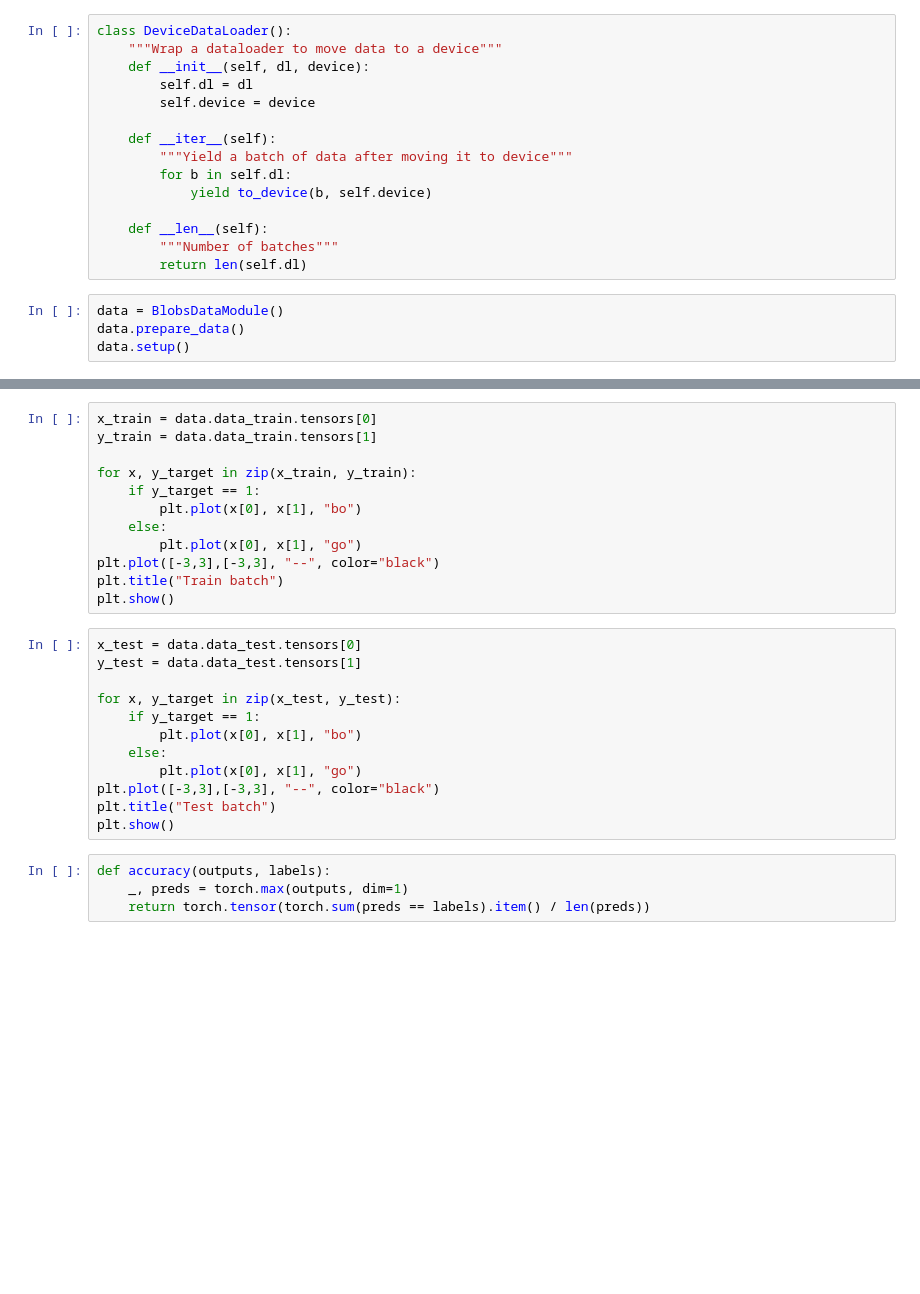
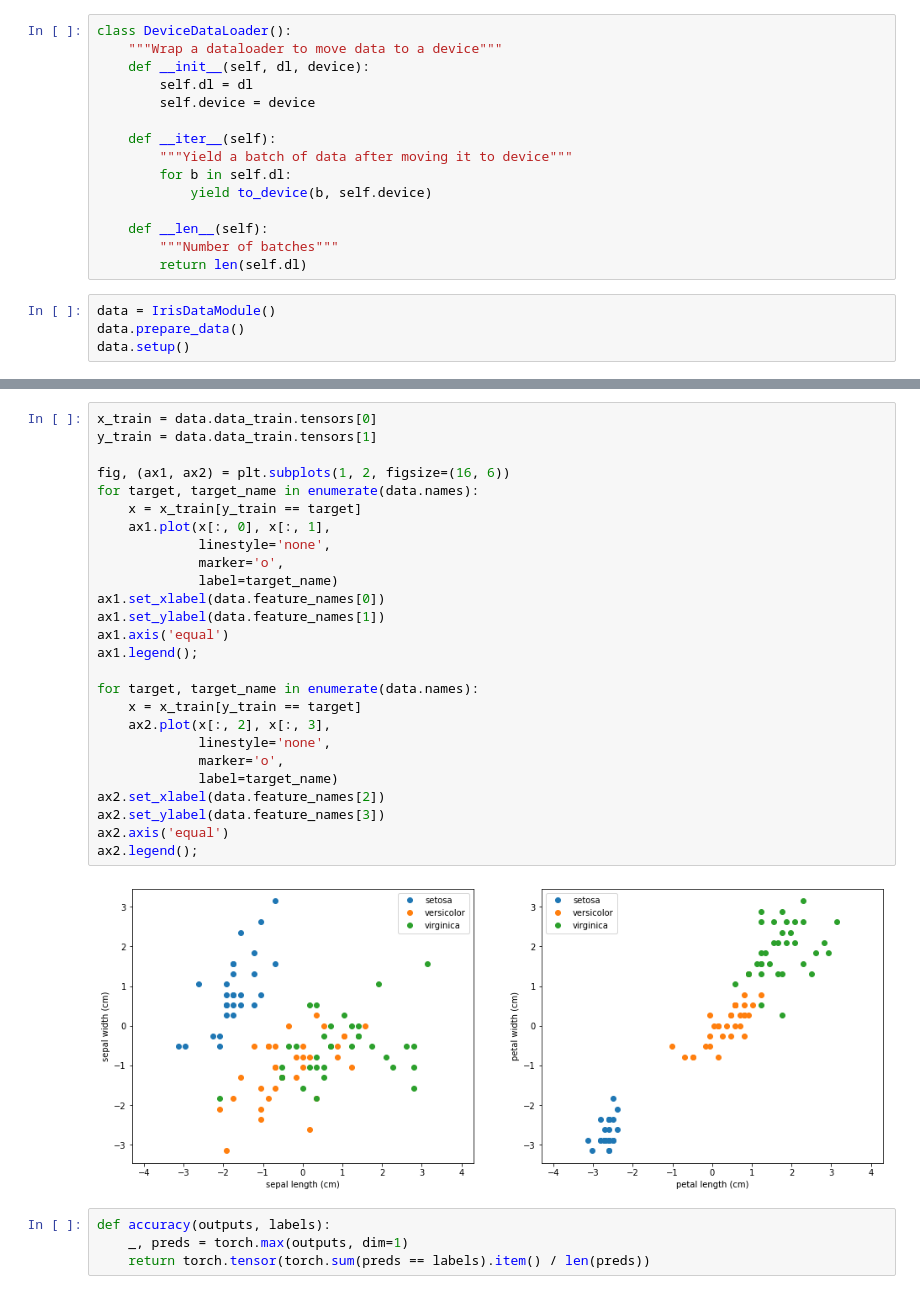
Before and after one commit to Gopal-Dahale/QML-Qiskit, a Jupyter notebook: qcn-qiskit-pure-pytorch.ipynb, the cells around one changed output, grey strips where cells are left out. Drawn from its saved outputs; the diff is of its cells as text; blank space fills up the shorter version.

```diff
--- a/qcn-qiskit-pure-pytorch.ipynb
+++ b/qcn-qiskit-pure-pytorch.ipynb
@@ -247,7 +225,7 @@ class DeviceDataLoader():
         """Number of batches"""
         return len(self.dl)
 # %%
-data = BlobsDataModule()
+data = IrisDataModule()
 data.prepare_data()
 data.setup()
 # %%
@@ -255,27 +241,31 @@ data
-# %%
-x_train = data.data_train.tensors[0]
-y_train = data.data_train.tensors[1]
-
-for x, y_target in zip(x_train, y_train):
-    if y_target == 1:
-        plt.plot(x[0], x[1], "bo")
-    else:
-        plt.plot(x[0], x[1], "go")
-plt.plot([-3,3],[-3,3], "--", color="black")
-plt.title("Train batch")
-plt.show()
-# %%
-x_test = data.data_test.tensors[0]
-y_test = data.data_test.tensors[1]
-
-for x, y_target in zip(x_test, y_test):
-    if y_target == 1:
-        plt.plot(x[0], x[1], "bo")
-    else:
-        plt.plot(x[0], x[1], "go")
-plt.plot([-3,3],[-3,3], "--", color="black")
-plt.title("Test batch")
-plt.show()
+# %%
+x_train = data.data_train.tensors[0]
+y_train = data.data_train.tensors[1]
+
+fig, (ax1, ax2) = plt.subplots(1, 2, figsize=(16, 6))
+for target, target_name in enumerate(data.names):
+    x = x_train[y_train == target]
+    ax1.plot(x[:, 0], x[:, 1],
+             linestyle='none',
+             marker='o',
+             label=target_name)
+ax1.set_xlabel(data.feature_names[0])
+ax1.set_ylabel(data.feature_names[1])
+ax1.axis('equal')
+ax1.legend();
+
+for target, target_name in enumerate(data.names):
+    x = x_train[y_train == target]
+    ax2.plot(x[:, 2], x[:, 3],
+             linestyle='none',
+             marker='o',
+             label=target_name)
+ax2.set_xlabel(data.feature_names[2])
+ax2.set_ylabel(data.feature_names[3])
+ax2.axis('equal')
+ax2.legend();
+# %% [output]
+[figure, added]
 # %%
 def accuracy(outputs, labels):
     _, preds = torch.max(outputs, dim=1)
```
Also changed, not shown: parts of 17 cells of this notebook, 12 other files.
